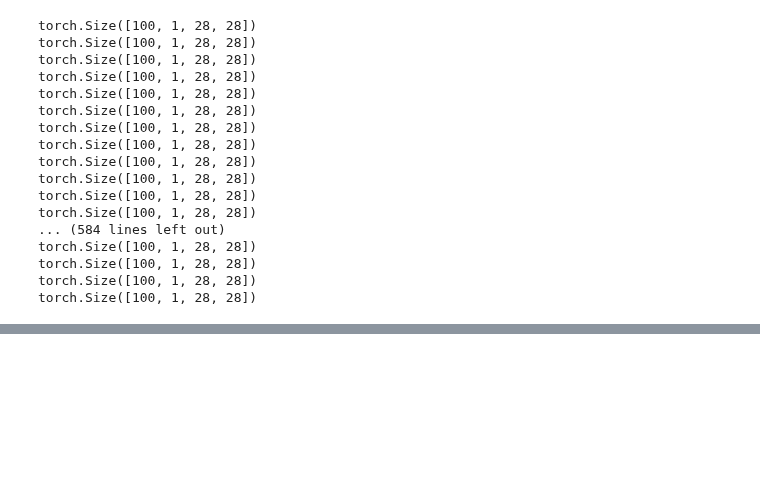
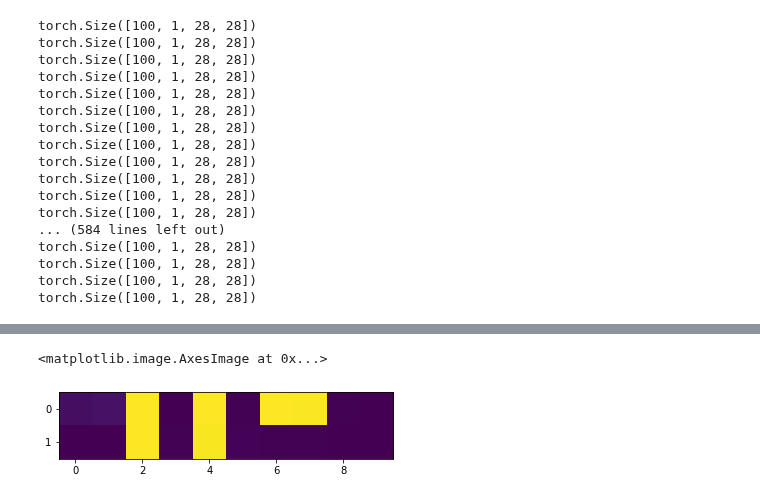
Before and after one commit to heysoos/pytorch-mnist-VAE, a Jupyter notebook: pytorch-mnist-VAE_agents.ipynb, the cells around one changed output, grey strips where cells are left out. Cells and saved outputs as stored; diff of their text form; code cells hidden in the pictures; blank space fills up the shorter version.

```diff
--- a/pytorch-mnist-VAE_agents.ipynb
+++ b/pytorch-mnist-VAE_agents.ipynb
@@ -237,3 +251,10 @@ Train Epoch: 50 [50000/60000 (83%)]     Loss: 139.861016
+# %%
+w = agents[1].vae.fc4.weight
+w = w.cpu().detach().numpy().reshape(2, 10)
+plt.imshow(w)
+# %% [output]
+<matplotlib.image.AxesImage at 0x...>
+[figure, added]
 # %%
 with torch.no_grad():
     z = torch.randn(64, 2).cuda()
```
Also changed, not shown: parts of 16 cells of this notebook.
